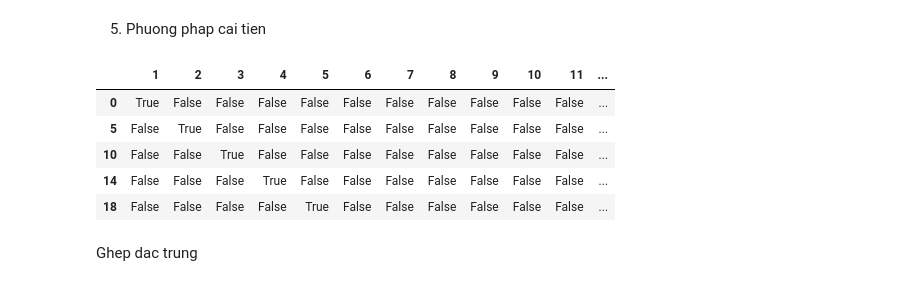
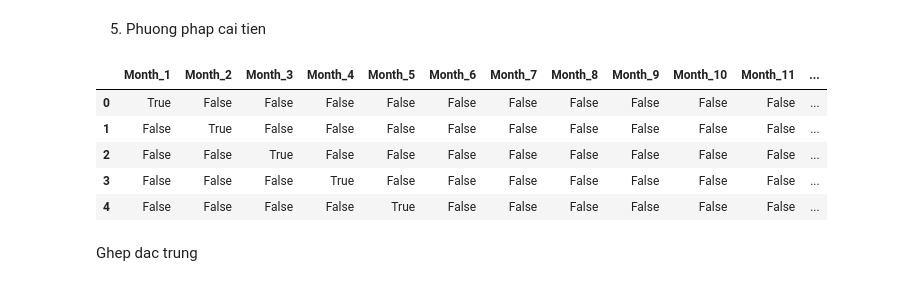
Before and after one commit to illumaelkant/ISE_Lab, a Jupyter notebook: Week1/Practice2/Ex2.ipynb, the cells around one changed output. Drawn from its saved outputs; the diff is of its cells as text; code cells hidden in the pictures.

```diff
--- a/Week1/Practice2/Ex2.ipynb
+++ b/Week1/Practice2/Ex2.ipynb
@@ -27,4 +27,4 @@ df.tail(15)
 ## Xap xep du lieu theo thu tu cac hang du lieu theo thang, nam:
 ## Dung df.sort_values va df.reset_index
 
-df = df.sort_values(by = ['Year', 'Month'])
+df = df.sort_values(by = ['Year', 'Month']).reset_index(drop = True)
@@ -144,14 +123,20 @@ Phuong phap phan tich du lieu theo tung nam bi fail
 # %%
 ## Tap du lieu theo dac trung Month
 
-month_train = pd.get_dummies(df_train.Month)
-month_train.head()
+
+month_onehot_train = pd.get_dummies(df_train.Month, prefix='Month')
+df = pd.concat([df, month_onehot_train], axis=1)
+
+df_train = df[df.Year < 2013]
+df_test = df[df.Year >= 2013]
+
+month_onehot_train.head()
 # %% [output]
-|  | 1 | 2 | 3 | 4 | 5 | 6 | 7 | 8 | 9 | 10 | 11 | ... |
+|  | Month_1 | Month_2 | Month_3 | Month_4 | Month_5 | Month_6 | Month_7 | Month_8 | Month_9 | Month_10 | Month_11 | ... |
 | 0 | True | False | False | False | False | False | False | False | False | False | False | ... |
-| 5 | False | True | False | False | False | False | False | False | False | False | False | ... |
-| 10 | False | False | True | False | False | False | False | False | False | False | False | ... |
-| 14 | False | False | False | True | False | False | False | False | False | False | False | ... |
-| 18 | False | False | False | False | True | False | False | False | False | False | False | ... |
+| 1 | False | True | False | False | False | False | False | False | False | False | False | ... |
+| 2 | False | False | True | False | False | False | False | False | False | False | False | ... |
+| 3 | False | False | False | True | False | False | False | False | False | False | False | ... |
+| 4 | False | False | False | False | True | False | False | False | False | False | False | ... |
 # %% [markdown]
 Ghep dac trung
```
Also changed, not shown: parts of 14 cells of this notebook, 1 other file.
